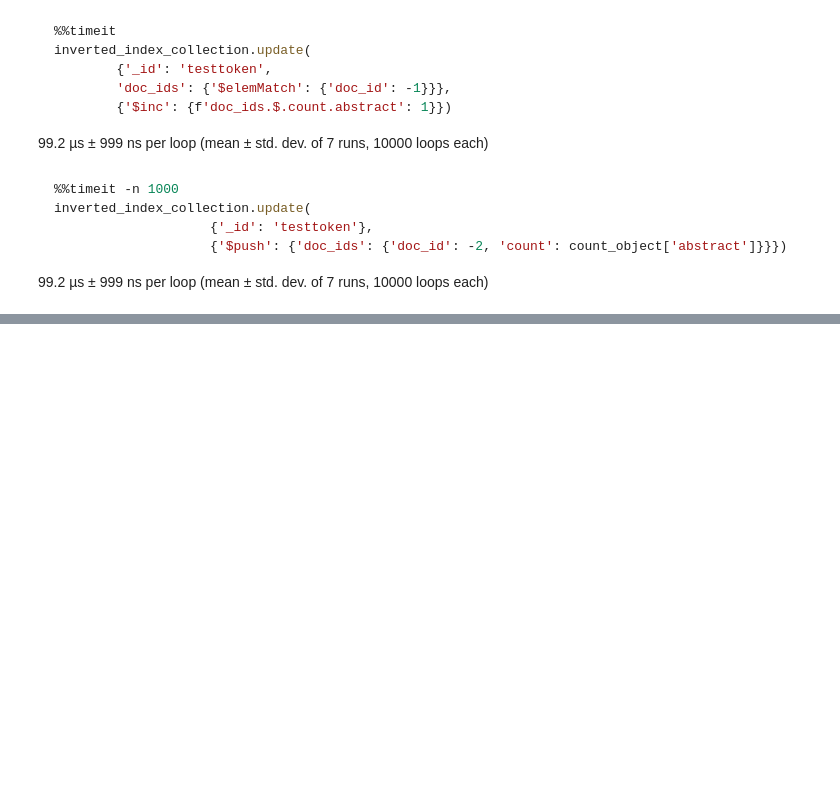
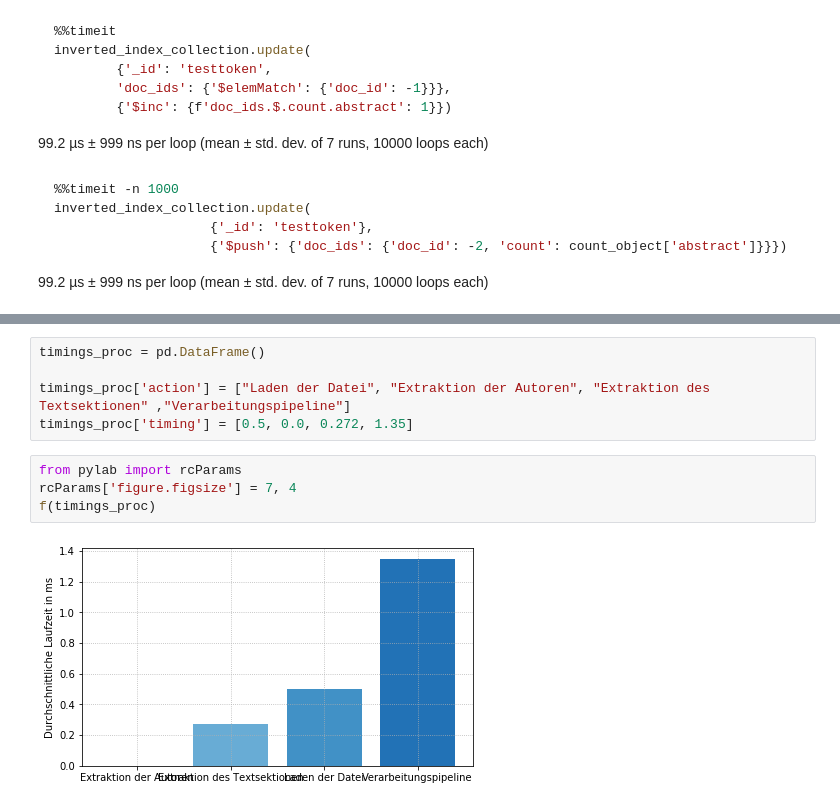
Before and after one commit to tobiaskortus/covid19-search, a Jupyter notebook: processing/document-index-construction-mongodb.ipynb, the cells around one changed output, grey strips where cells are left out. Drawn from its saved outputs; the diff is of its cells as text; blank space fills up the shorter version.

```diff
--- a/processing/document-index-construction-mongodb.ipynb
+++ b/processing/document-index-construction-mongodb.ipynb
@@ -302,0 +366,11 @@ inverted_index_collection.update(
+# %%
+timings_proc = pd.DataFrame()
+
+timings_proc['action'] = ["Laden der Datei", "Extraktion der Autoren", "Extraktion des Textsektionen" ,"Verarbeitungspipeline"]
+timings_proc['timing'] = [0.5, 0.0, 0.272, 1.35]
+# %%
+from pylab import rcParams
+rcParams['figure.figsize'] = 7, 4
+f(timings_proc)
+# %% [output]
+[figure, added]
```
Also changed, not shown: parts of 17 cells of this notebook.
